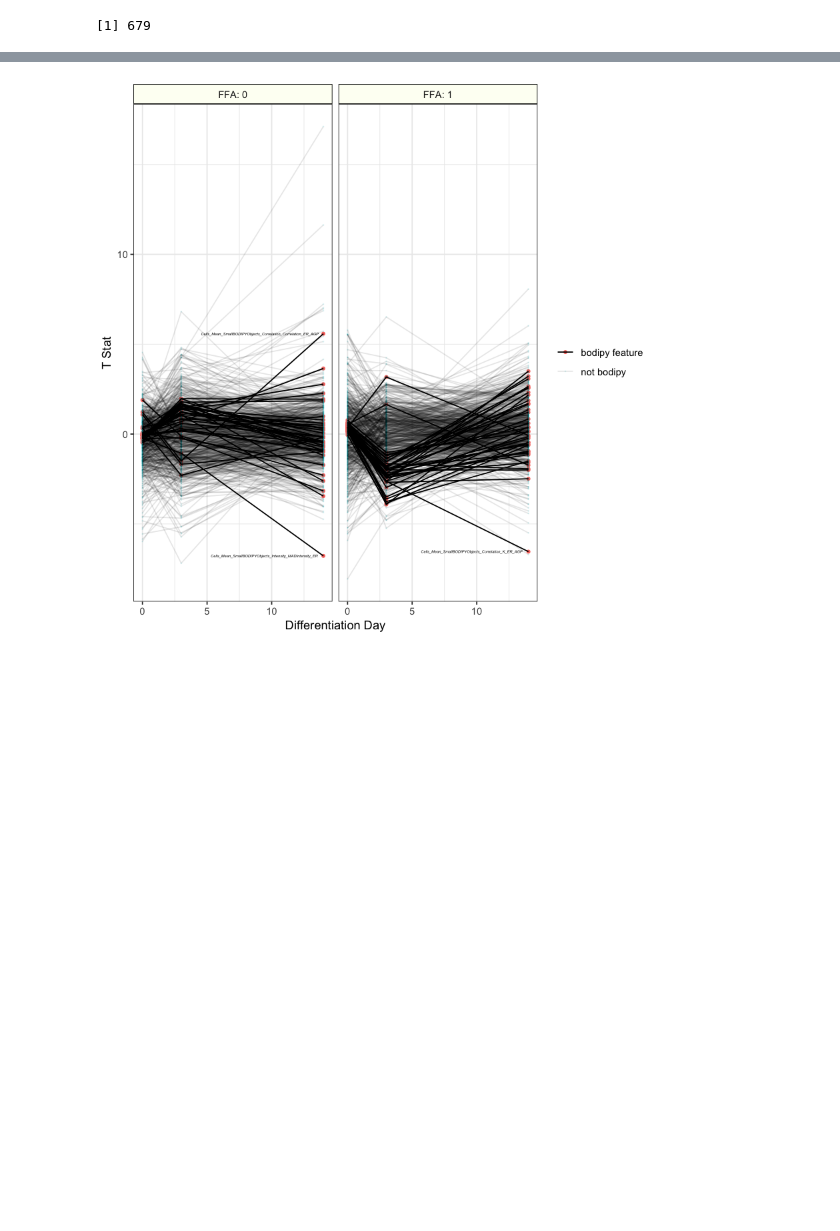
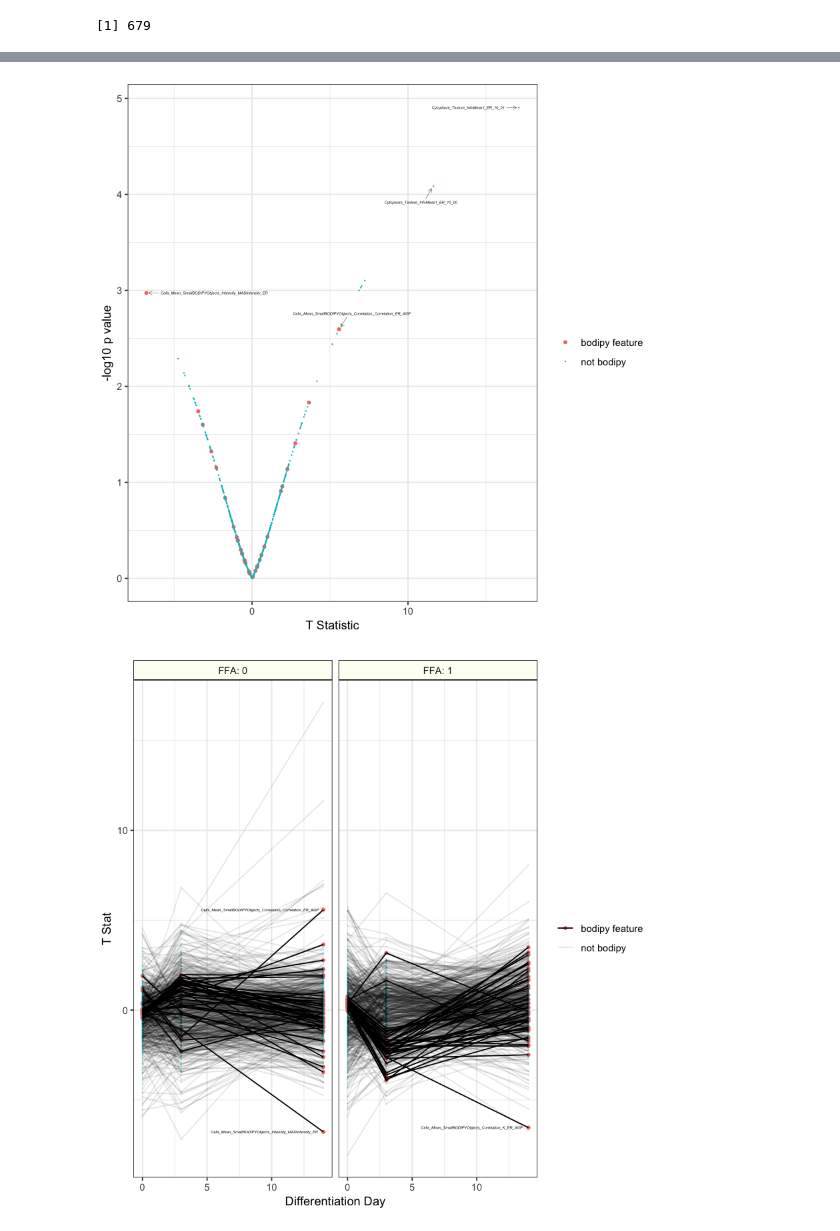
Before and after one commit to broadinstitute/2018_04_12_T2D_V2F_Saadat_Broad, a Jupyter notebook: visualize_fat_globules.ipynb, the cells around one changed output, grey strips where cells are left out. Saved outputs shown, nothing was run; the diff lists cells and outputs as text; code cells hidden in the pictures; blank space fills up the shorter version.

```diff
--- a/visualize_fat_globules.ipynb
+++ b/visualize_fat_globules.ipynb
@@ -65,3 +65,44 @@ ggsave(out_file, height = 6, width = 7, dpi = 300)
+# %%
+subset_results_df <- all_results_df %>%
+    dplyr::filter(diff_day == "14", FFA == 0)
+
+label_logic <- (
+    (
+        abs(subset_results_df$neg_log_10_p) > 2.5 &
+        subset_results_df$bodipy_color == "bodipy feature"
+    ) |
+    subset_results_df$t_stat < -5 |
+    subset_results_df$t_stat > 10
+    )
+
+ggplot(subset_results_df,
+       aes(x=t_stat, y=neg_log_10_p)) +
+    geom_point(aes(color = bodipy_color,
+                   size = bodipy_color)) +
+    xlab("T Statistic") +
+    ylab("-log10 p value") +
+    scale_size_manual(name = "",
+                      values = c("bodipy feature" = 1, "not bodipy" = 0.02)) +
+    scale_color_discrete(name = "") +
+    theme_bw() +
+    geom_text_repel(data = subset(subset_results_df, label_logic),
+                    arrow = arrow(length = unit(0.01, "npc")),
+                    box.padding = 0.6,
+                    point.padding = 0.3,
+                    segment.size = 0.2,
+                    segment.alpha = 0.6,
+                    size = 1.2,
+                    fontface = "italic",
+                    aes(label = cp_feature,
+                        x = t_stat,
+                        y = neg_log_10_p)) +
+    theme(strip.background = element_rect(colour = "black",
+                                          fill = "#fdfff4"))
+
+out_file <- file.path("figures", "volcano_fat_globule_viz_day14_FFA0.png")
+ggsave(out_file, height = 3.5, width = 5, dpi = 300)
+# %% [output]
+[figure, added]
 # %%
 label_logic <- (all_results_df$bodipy_color == "bodipy feature" &
                 all_results_df$FFA == 0 &
```
Also changed, not shown: parts of 1 cell of this notebook, 21 other files.
